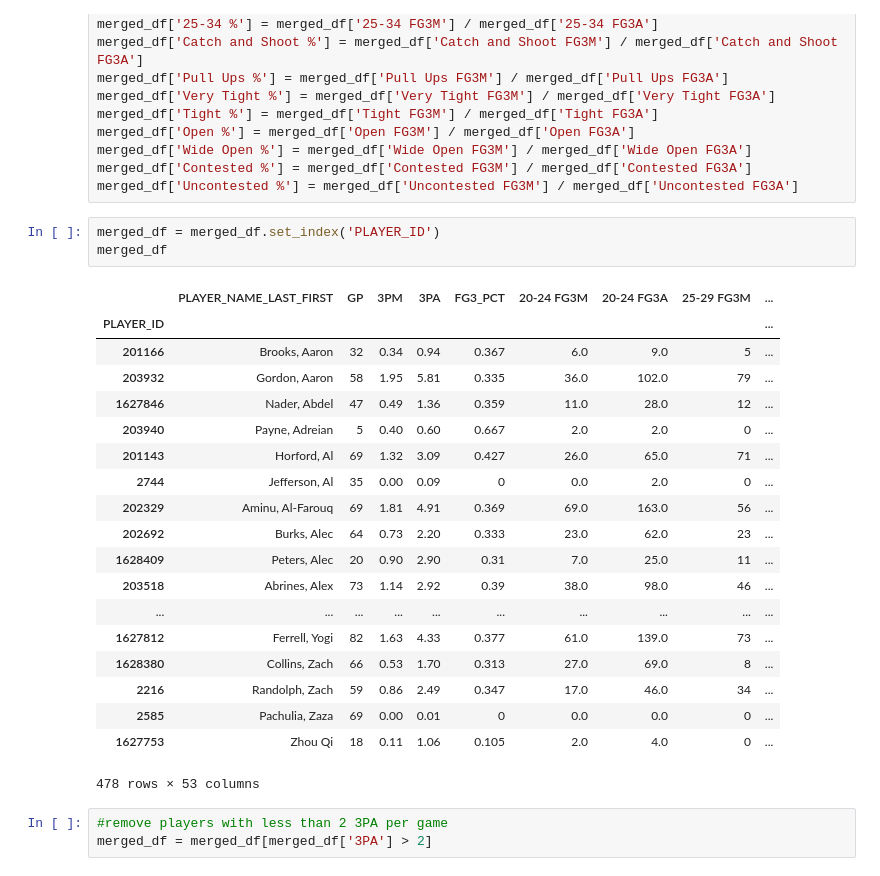
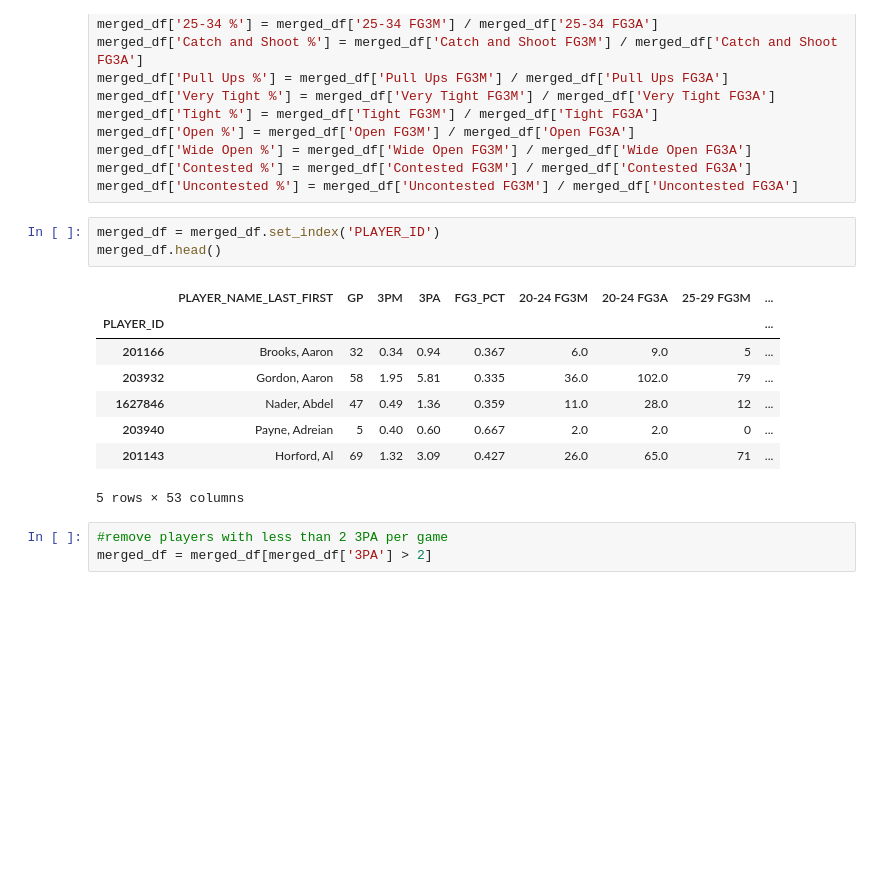
Before and after one commit to mrandrewcho/Posts, a Jupyter notebook: 3's/Who is the Best 3 Point Shooter in the NBA?.ipynb, the cells around one changed output. Saved outputs shown, nothing was run; the diff lists cells and outputs as text; blank space fills up the shorter version.

```diff
--- a/3's/Who is the Best 3 Point Shooter in the NBA?.ipynb
+++ b/3's/Who is the Best 3 Point Shooter in the NBA?.ipynb
@@ -545,27 +533,16 @@ merged_df['Contested %'] = merged_df['Contested FG3M'] / merged_df['Contested FG
 merged_df['Uncontested %'] = merged_df['Uncontested FG3M'] / merged_df['Uncontested FG3A']
 # %%
 merged_df = merged_df.set_index('PLAYER_ID')
-merged_df
+merged_df.head()
 # %% [output]
 |  | PLAYER_NAME_LAST_FIRST | GP | 3PM | 3PA | FG3_PCT | 20-24 FG3M | 20-24 FG3A | 25-29 FG3M | ... |
 | PLAYER_ID |  |  |  |  |  |  |  |  | ... |
 | 201166 | Brooks, Aaron | 32 | 0.34 | 0.94 | 0.367 | 6.0 | 9.0 | 5 | ... |
 | 203932 | Gordon, Aaron | 58 | 1.95 | 5.81 | 0.335 | 36.0 | 102.0 | 79 | ... |
 | 1627846 | Nader, Abdel | 47 | 0.49 | 1.36 | 0.359 | 11.0 | 28.0 | 12 | ... |
 | 203940 | Payne, Adreian | 5 | 0.40 | 0.60 | 0.667 | 2.0 | 2.0 | 0 | ... |
 | 201143 | Horford, Al | 69 | 1.32 | 3.09 | 0.427 | 26.0 | 65.0 | 71 | ... |
-| 2744 | Jefferson, Al | 35 | 0.00 | 0.09 | 0 | 0.0 | 2.0 | 0 | ... |
-| 202329 | Aminu, Al-Farouq | 69 | 1.81 | 4.91 | 0.369 | 69.0 | 163.0 | 56 | ... |
-| 202692 | Burks, Alec | 64 | 0.73 | 2.20 | 0.333 | 23.0 | 62.0 | 23 | ... |
-| 1628409 | Peters, Alec | 20 | 0.90 | 2.90 | 0.31 | 7.0 | 25.0 | 11 | ... |
-| 203518 | Abrines, Alex | 73 | 1.14 | 2.92 | 0.39 | 38.0 | 98.0 | 46 | ... |
-| ... | ... | ... | ... | ... | ... | ... | ... | ... | ... |
-| 1627812 | Ferrell, Yogi | 82 | 1.63 | 4.33 | 0.377 | 61.0 | 139.0 | 73 | ... |
-| 1628380 | Collins, Zach | 66 | 0.53 | 1.70 | 0.313 | 27.0 | 69.0 | 8 | ... |
-| 2216 | Randolph, Zach | 59 | 0.86 | 2.49 | 0.347 | 17.0 | 46.0 | 34 | ... |
-| 2585 | Pachulia, Zaza | 69 | 0.00 | 0.01 | 0 | 0.0 | 0.0 | 0 | ... |
-| 1627753 | Zhou Qi | 18 | 0.11 | 1.06 | 0.105 | 2.0 | 4.0 | 0 | ... |
-478 rows × 53 columns
+5 rows × 53 columns
 # %%
 #remove players with less than 2 3PA per game
 merged_df = merged_df[merged_df['3PA'] > 2]
```
Also changed, not shown: parts of 5 cells of this notebook, 13 other files.
